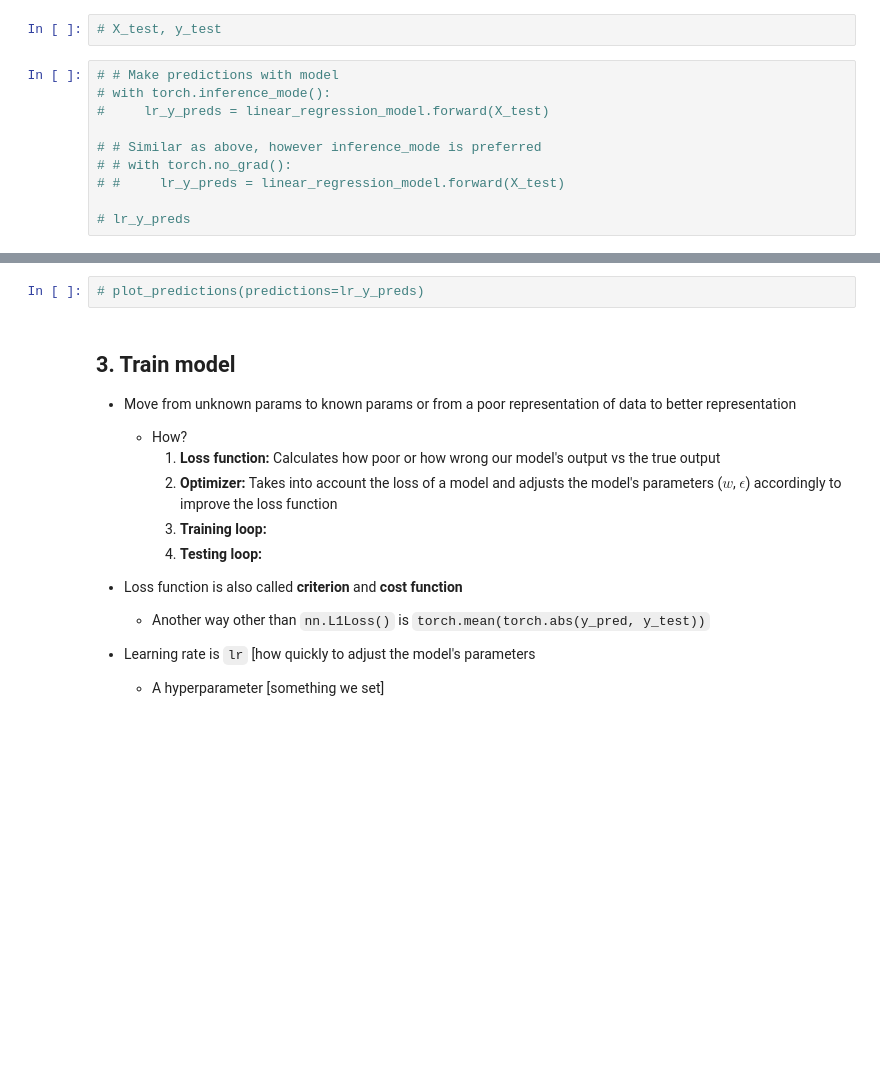
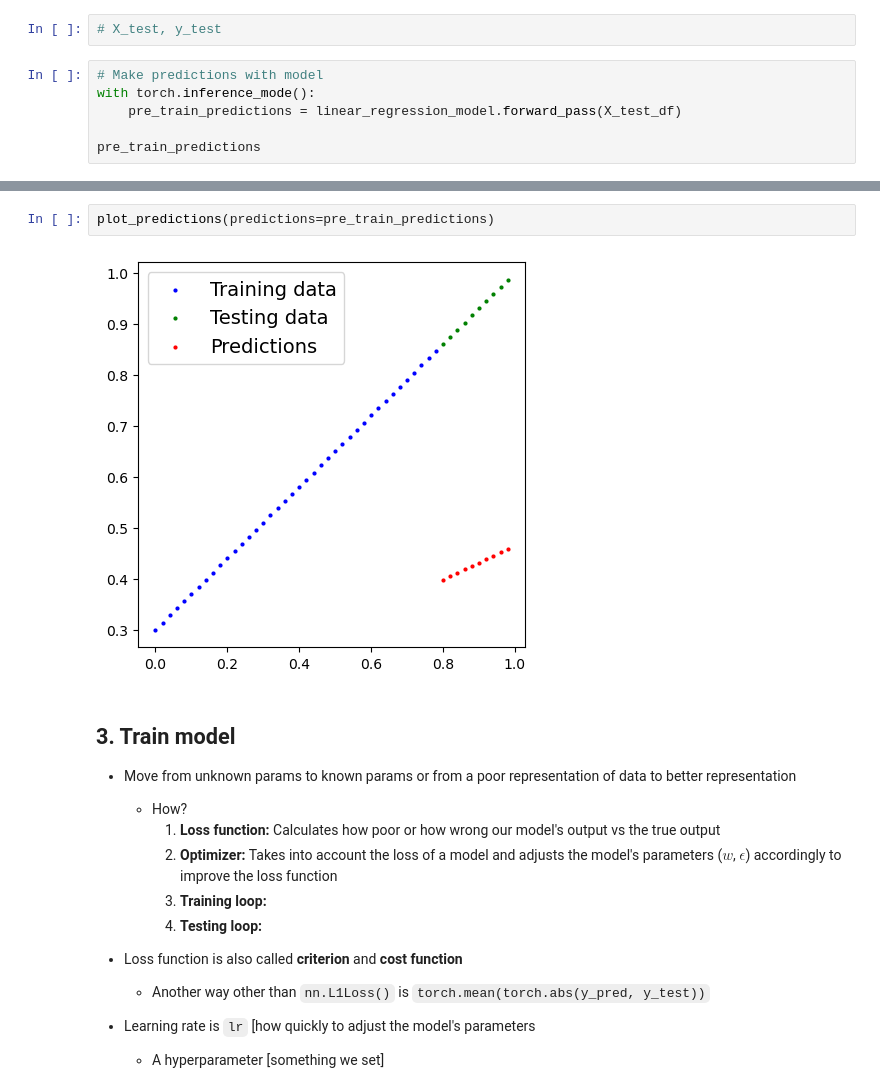
Before and after one commit to Brinkley97/tutorial-coding_languages_and_libraries, a Jupyter notebook: py_torch/workflow-02-tslearn_library.ipynb, the cells around one changed output, grey strips where cells are left out. Drawn from its saved outputs; the diff is of its cells as text; blank space fills up the shorter version.

```diff
--- a/py_torch/workflow-02-tslearn_library.ipynb
+++ b/py_torch/workflow-02-tslearn_library.ipynb
@@ -242,12 +256,8 @@ linear_regression_model.weights, linear_regression_model.bias, weight, bias
 # %%
 # X_test, y_test
 # %%
-# # Make predictions with model
-# with torch.inference_mode():
-#     lr_y_preds = linear_regression_model.forward(X_test)
+# Make predictions with model
+with torch.inference_mode():
+    pre_train_predictions = linear_regression_model.forward_pass(X_test_df)
 
-# # Similar as above, however inference_mode is preferred
-# # with torch.no_grad():
-# #     lr_y_preds = linear_regression_model.forward(X_test)
-
-# lr_y_preds
+pre_train_predictions
@@ -254,5 +276,7 @@ linear_regression_model.weights, linear_regression_model.bias, weight, bias
-# %%
-# plot_predictions(predictions=lr_y_preds)
+# %%
+plot_predictions(predictions=pre_train_predictions)
+# %% [output]
+[figure, added]
 # %% [markdown]
 ## 3. Train model
 
```
Also changed, not shown: parts of 27 cells of this notebook.
